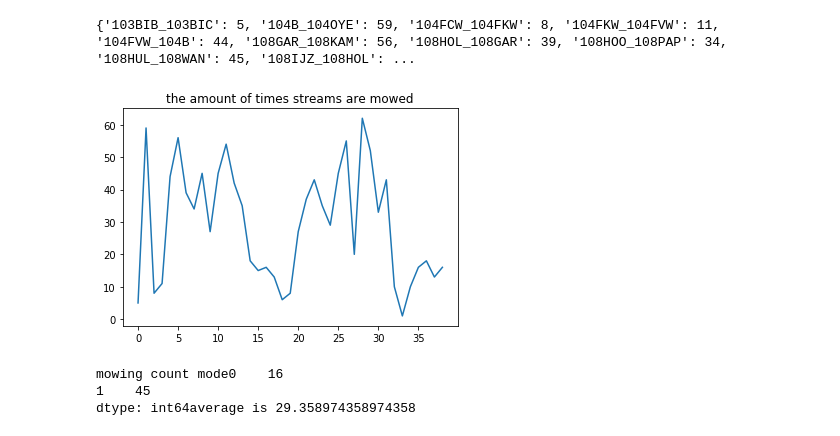
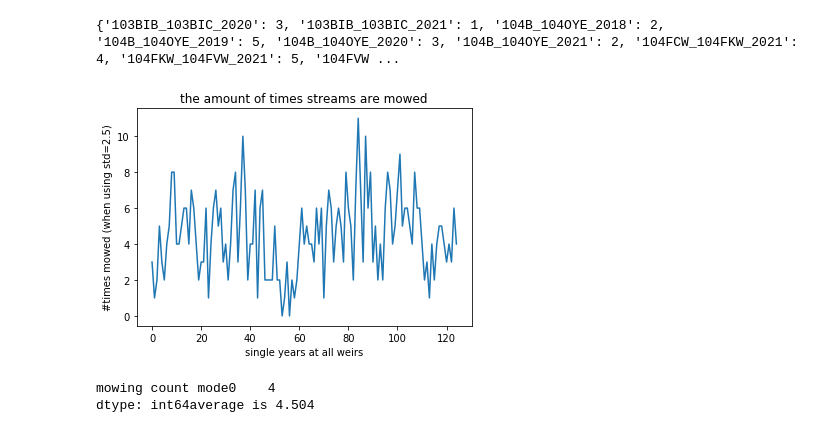
Before and after one commit to Npb01/Data-challenge-3, a Jupyter notebook: mowing.ipynb, the cells around one changed output. Drawn from its saved outputs; the diff is of its cells as text; code cells hidden in the pictures.

```diff
--- a/mowing.ipynb
+++ b/mowing.ipynb
@@ -318,32 +331,47 @@ def GetMowingTimesCount(mowing_dates_per_weir):
 # %%
-#path = 'C:/Users/20193727/Documents/Data Challenge 3/Data/Individual weirs/'
-weirnames = MakeListOfWeirNames(data_path)
+path = 'C:/Users/20193723/Documents/Data Challenge 3/Data/Individual weirs/'
+path_yearly = 'C:/Users/20193723/Documents/Data Challenge 3/Data/weirs per year/'
+
+weirnames = MakeListOfWeirNames(path)
 #print(weirnames)
 
-three_year_weirs = ThreeYearWeirNames(data_path, weirnames)
+weir_names_and_years = MakeListOfWeirNames(path_yearly)
+#print(weir_names_and_years)
+
+years_from_211N_211M = GetYearsFromWeir(weir_names_and_years, '211N_211M')
+#print(years_from_211N_211M)
+
+three_year_weirs = ThreeYearWeirNames(path, weirnames)
 #print(three_year_weirs)
 
-mowing_dates_dict = CreateMowingDatesDict(data_path, weirnames)
+mowing_dates_dict = CreateMowingDatesDict(path, weirnames) #key = items in weirnames, value = mowing dates for that key
 #print(mowing_dates_dict)
 
-mowing_times_counts = GetMowingTimesCount(mowing_dates_dict)
-print(mowing_times_counts)
+mowing_dates_dict_yearly = CreateMowingDatesDict(path_yearly, weir_names_and_years)
+#print(mowing_dates_dict_yearly)
+
+mowing_times_counts = GetMowingTimesCount(mowing_dates_dict) #key = keys in mowing_dates_dict, value = amount of dates in mowing_dates_dict for this key
+#print(mowing_times_counts)
+
+mowing_times_counts_yearly = GetMowingTimesCount(mowing_dates_dict_yearly)
+print(mowing_times_counts_yearly)
 # %% [output]
-{'103BIB_103BIC': 5, '104B_104OYE': 59, '104FCW_104FKW': 8, '104FKW_104FVW': 11, '104FVW_104B': 44, '108GAR_108KAM': 56, '108HOL_108GAR': 39, '108HOO_108PAP': 34, '108HUL_108WAN': 45, '108IJZ_108HOL': ...
+{'103BIB_103BIC_2020': 3, '103BIB_103BIC_2021': 1, '104B_104OYE_2018': 2, '104B_104OYE_2019': 5, '104B_104OYE_2020': 3, '104B_104OYE_2021': 2, '104FCW_104FKW_2021': 4, '104FKW_104FVW_2021': 5, '104FVW ...
 # %%
-df_mow_count = pd.DataFrame.from_dict(mowing_times_counts.items())#, columns=['weir', 'mowing_count'])
+df_mow_count = pd.DataFrame.from_dict(mowing_times_counts_yearly.items())#, columns=['weir', 'mowing_count'])
 df_mow_count.set_axis(['weir', 'mow_count'], axis=1, inplace=True)
 
 plt.plot(df_mow_count.index.values, df_mow_count['mow_count'])
 plt.title('the amount of times streams are mowed')
+plt.xlabel('single years at all weirs')
+plt.ylabel('#times mowed (when using std=2.5)')
 plt.show()
 
 print('mowing count mode'+ str(df_mow_count['mow_count'].mode())+ 'average is ' + str(np.mean(df_mow_count['mow_count'])))
 # %% [output]
-[figure, old version]
+[figure, new version]
-mowing count mode0    16
-1    45
-dtype: int64average is 29.358974358974358
+mowing count mode0    4
+dtype: int64average is 4.504
 # %%
 def show_mowing_dates(data_path, weir, mowing_dates_dict):
     df = pd.read_csv(data_path + weir + '_feature_table.csv')
```
Also changed, not shown: parts of 9 cells of this notebook.
